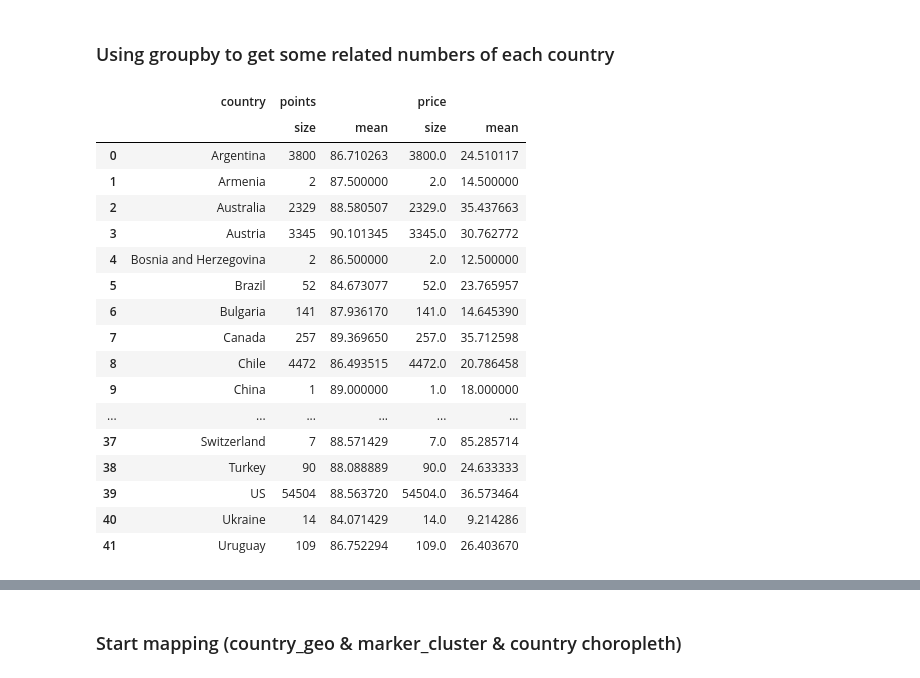
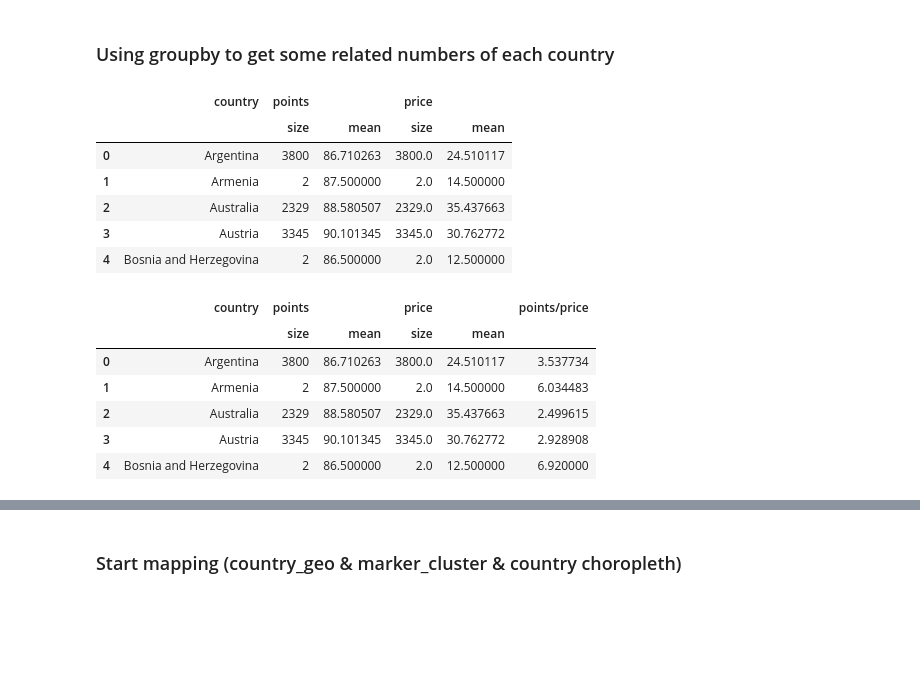
Before and after one commit to xueyuans/Wine-review-Project, a Jupyter notebook: Map Visualization.ipynb, the cells around one changed output, grey strips where cells are left out. Drawn from its saved outputs; the diff is of its cells as text; code cells hidden in the pictures; blank space fills up the shorter version.

```diff
--- a/Map Visualization.ipynb
+++ b/Map Visualization.ipynb
@@ -76,26 +76,26 @@ data[:5]
 ### Using groupby to get some related numbers of each country
 # %%
 df_country = data.groupby(['country'], as_index=False).agg({'points': [np.size, np.mean], 'price':[np.size, np.mean]})
-df_country
+df_country[:5]
 # %% [output]
 |  | country | points |  | price |  |
 |  |  | size | mean | size | mean |
 | 0 | Argentina | 3800 | 86.710263 | 3800.0 | 24.510117 |
 | 1 | Armenia | 2 | 87.500000 | 2.0 | 14.500000 |
 | 2 | Australia | 2329 | 88.580507 | 2329.0 | 35.437663 |
 | 3 | Austria | 3345 | 90.101345 | 3345.0 | 30.762772 |
 | 4 | Bosnia and Herzegovina | 2 | 86.500000 | 2.0 | 12.500000 |
-| 5 | Brazil | 52 | 84.673077 | 52.0 | 23.765957 |
-| 6 | Bulgaria | 141 | 87.936170 | 141.0 | 14.645390 |
-| 7 | Canada | 257 | 89.369650 | 257.0 | 35.712598 |
-| 8 | Chile | 4472 | 86.493515 | 4472.0 | 20.786458 |
-| 9 | China | 1 | 89.000000 | 1.0 | 18.000000 |
-| ... | ... | ... | ... | ... | ... |
-| 37 | Switzerland | 7 | 88.571429 | 7.0 | 85.285714 |
-| 38 | Turkey | 90 | 88.088889 | 90.0 | 24.633333 |
-| 39 | US | 54504 | 88.563720 | 54504.0 | 36.573464 |
-| 40 | Ukraine | 14 | 84.071429 | 14.0 | 9.214286 |
-| 41 | Uruguay | 109 | 86.752294 | 109.0 | 26.403670 |
+# %%
+df_country['points/price']  = df_country[('points', 'mean')] / df_country[('price', 'mean')]
+df_country[:5]
+# %% [output]
+|  | country | points |  | price |  | points/price |
+|  |  | size | mean | size | mean |  |
+| 0 | Argentina | 3800 | 86.710263 | 3800.0 | 24.510117 | 3.537734 |
+| 1 | Armenia | 2 | 87.500000 | 2.0 | 14.500000 | 6.034483 |
+| 2 | Australia | 2329 | 88.580507 | 2329.0 | 35.437663 | 2.499615 |
+| 3 | Austria | 3345 | 90.101345 | 3345.0 | 30.762772 | 2.928908 |
+| 4 | Bosnia and Herzegovina | 2 | 86.500000 | 2.0 | 12.500000 | 6.920000 |
 # %%
 df_loc = pd.merge(df_country,
                codeCSV[['name','Latitude','Longitude']],
```
Also changed, not shown: parts of 6 cells of this notebook, 6 other files.
